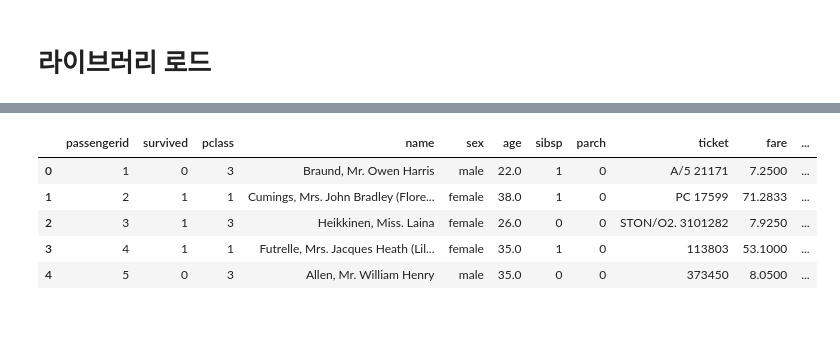
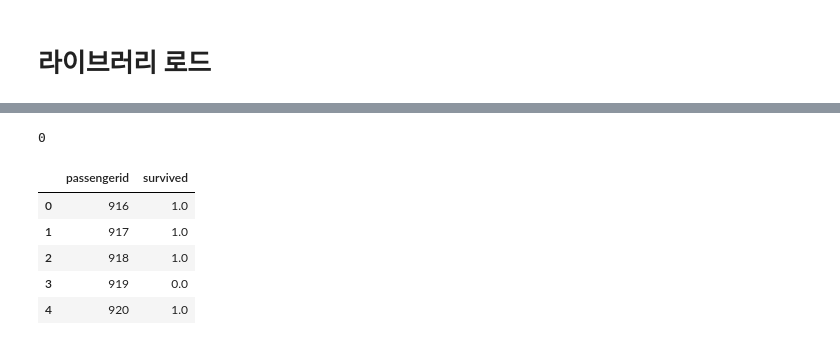
Before and after one commit to seohyun1119/pythonbasic, a Jupyter notebook: mini_project(2)/titanic.ipynb, the cells around one changed output, grey strips where cells are left out. Saved outputs shown, nothing was run; the diff lists cells and outputs as text; code cells hidden in the pictures.

```diff
--- a/mini_project(2)/titanic.ipynb
+++ b/mini_project(2)/titanic.ipynb
@@ -76,0 +419,15 @@ memory usage: 83.7+ KB
+# %%
+args.results.append(
+    {
+        'model': 'modelV0',
+        'score_tr': score_tr,
+        'score_te': score_te,
+        'auc_te': auc_te,
+        'ori_te_pred': ori_te_pred,
+        'len_features': X_tr.shape[1],
+        'feaute_importances': list(df_feature_importances['index'].values[:X_tr.shape[1]]),
+        'create_dt': '0217'
+    }
+)
+
+args.results
@@ -76,0 +454,3 @@ memory usage: 83.7+ KB
+# %%
+df_results = pd.DataFrame(args.results).sort_values(by=['auc_te'], ascending=False)
+df_results
@@ -76,0 +469,3 @@ memory usage: 83.7+ KB
+# %%
+submission = pd.read_csv(args.default_submission_csv)
+submission.head()
@@ -77,9 +479,14 @@ memory usage: 83.7+ KB
+# %%
+submission['survived'] = df_results.loc[0, ['ori_te_pred']].values[0]
+print(f'{submission.isnull().sum().sum()}')
+# %% [output]
+0
 # %%
-df.head()
+submission.head()
 # %% [output]
-|  | passengerid | survived | pclass | name | sex | age | sibsp | parch | ticket | fare | ... |
-| 0 | 1 | 0 | 3 | Braund, Mr. Owen Harris | male | 22.0 | 1 | 0 | A/5 21171 | 7.2500 | ... |
-| 1 | 2 | 1 | 1 | Cumings, Mrs. John Bradley (Flore... | female | 38.0 | 1 | 0 | PC 17599 | 71.2833 | ... |
-| 2 | 3 | 1 | 3 | Heikkinen, Miss. Laina | female | 26.0 | 0 | 0 | STON/O2. 3101282 | 7.9250 | ... |
-| 3 | 4 | 1 | 1 | Futrelle, Mrs. Jacques Heath (Lil... | female | 35.0 | 1 | 0 | 113803 | 53.1000 | ... |
-| 4 | 5 | 0 | 3 | Allen, Mr. William Henry | male | 35.0 | 0 | 0 | 373450 | 8.0500 | ... |
+|  | passengerid | survived |
+| 0 | 916 | 1.0 |
+| 1 | 917 | 1.0 |
+| 2 | 918 | 1.0 |
+| 3 | 919 | 0.0 |
+| 4 | 920 | 1.0 |
```
Also changed, not shown: parts of 61 cells of this notebook.
